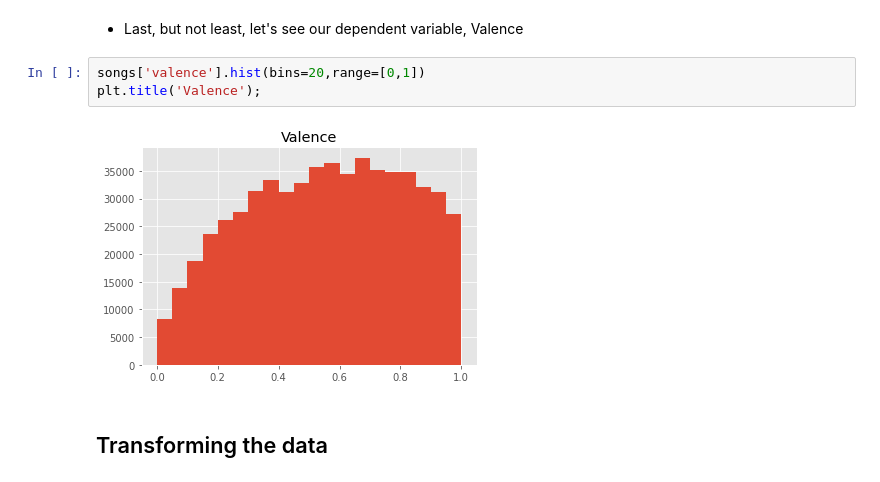
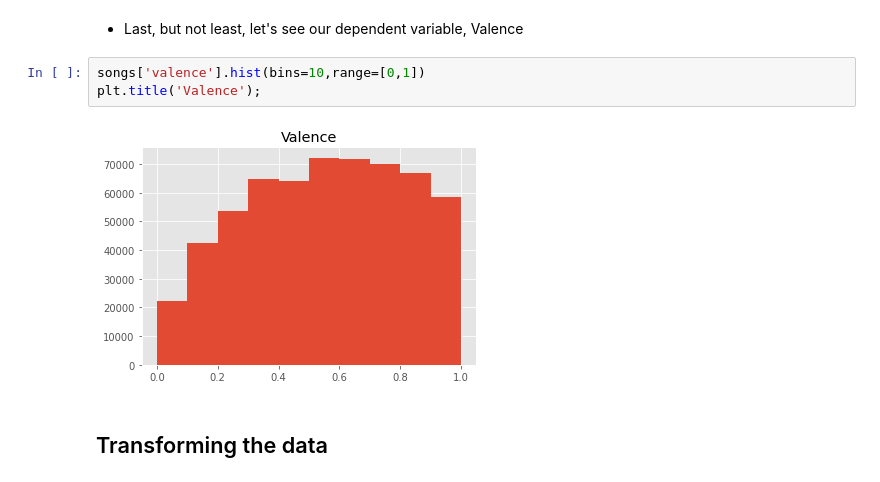
Before and after one commit to Nikos-Antonopoulos/Dissecting-Spotify-Valence, a Jupyter notebook: 3rd_assignment.ipynb, the cells around one changed output. Cells and saved outputs as stored; diff of their text form.

```diff
--- a/3rd_assignment.ipynb
+++ b/3rd_assignment.ipynb
@@ -99,10 +99,10 @@ generate_histograms(8)
 # %% [markdown]
 * Last, but not least, let's see our dependent variable, Valence
 # %%
-songs['valence'].hist(bins=20,range=[0,1])
+songs['valence'].hist(bins=10,range=[0,1])
 plt.title('Valence');
 # %% [output]
-[figure, old version]
+[figure, new version]
 # %% [markdown]
 ## Transforming the data
 # %% [markdown]
```
Also changed, not shown: parts of 56 cells of this notebook, 2 other files.
